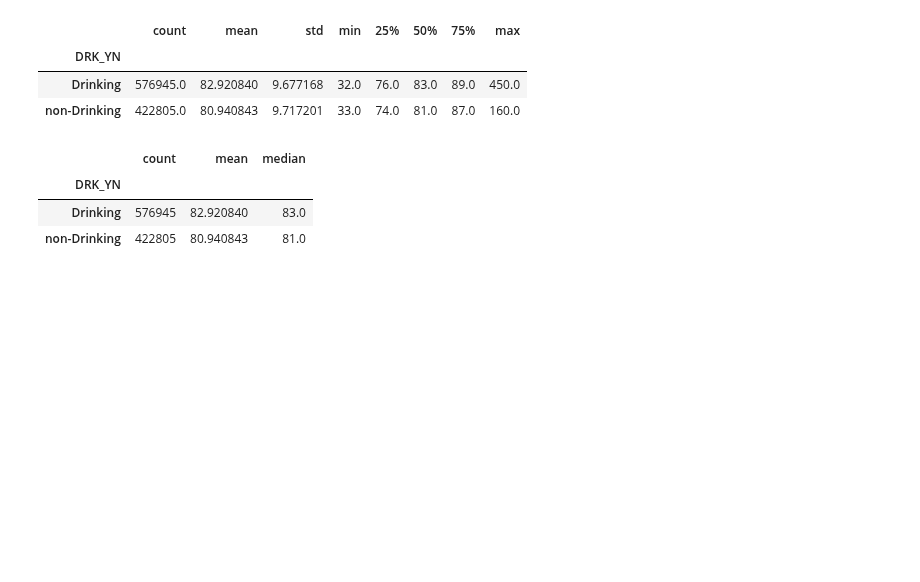
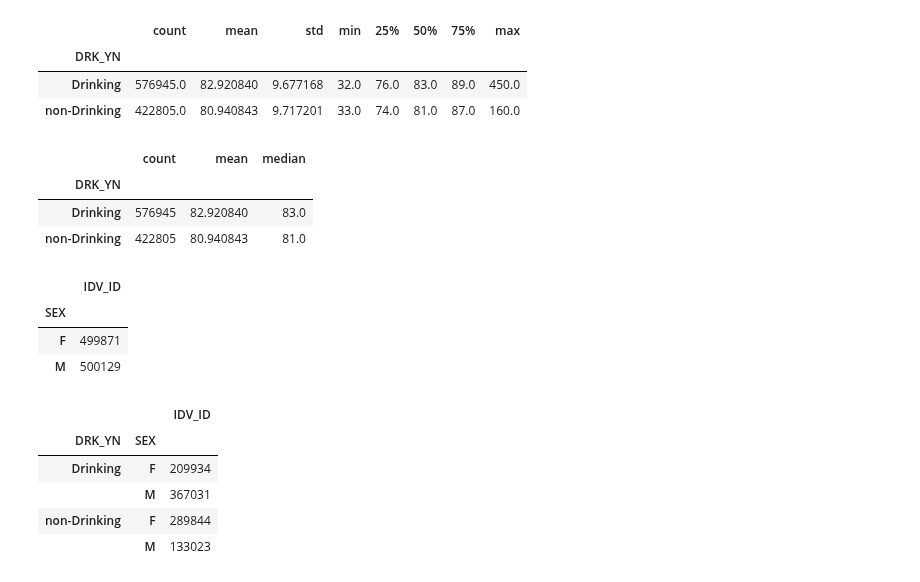
Before and after one commit to layla-focalors/AColab_Github_data_processing, a Jupyter notebook: HealthCare_Anayize.ipynb, the cells around one changed output. Cells and saved outputs as stored; diff of their text form; code cells hidden in the pictures; blank space fills up the shorter version.

```diff
--- a/HealthCare_Anayize.ipynb
+++ b/HealthCare_Anayize.ipynb
@@ -362,3 +362,24 @@ df.groupby('DRK_YN')['WAIST'].agg(['count', 'mean', 'median']) # 음주 여부
 | DRK_YN |  |  |  |
 | Drinking | 576945 | 82.920840 | 83.0 |
 | non-Drinking | 422805 | 80.940843 | 81.0 |
+# %%
+# 피벗 테이블
+# 두 개 이상의 열을 행과 열의 인덱스로 설정해 데이터를 표시하는 테이블
+df.pivot_table(index='SEX', aggfunc='count', values='IDV_ID')
+# 인덱스는 인덱스, aggfunc= 적용할 함수, values = 어떤 데이터에 적용할지
+# %% [output]
+|  | IDV_ID |
+| SEX |  |
+| F | 499871 |
+| M | 500129 |
+# %%
+# 음주 여부에 따른 성별 인원수
+df.pivot_table(index=['DRK_YN','SEX'], aggfunc='count', values='IDV_ID')
+# 이런 식으로 그룹화하여 볼 수도 있음! ( IDVID - 가입 코드. 즉 인원수 )
+# %% [output]
+|  |  | IDV_ID |
+| DRK_YN | SEX |  |
+| Drinking | F | 209934 |
+|  | M | 367031 |
+| non-Drinking | F | 289844 |
+|  | M | 133023 |
```
Also changed, not shown: parts of 2 cells of this notebook.
